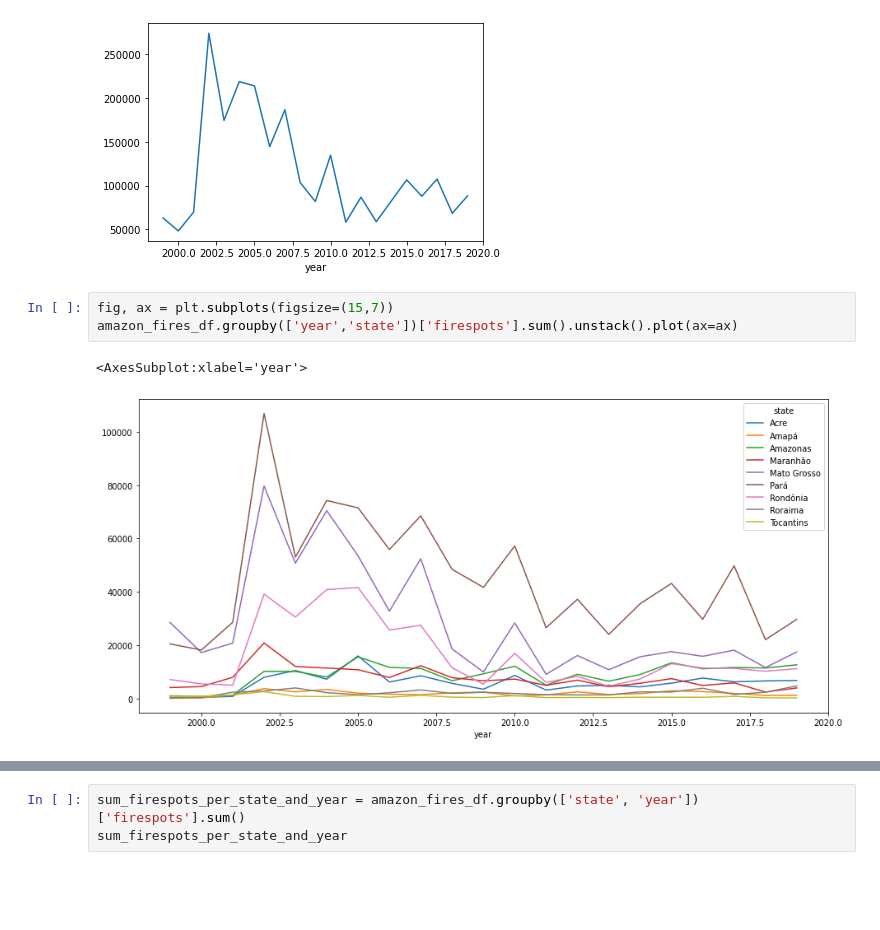
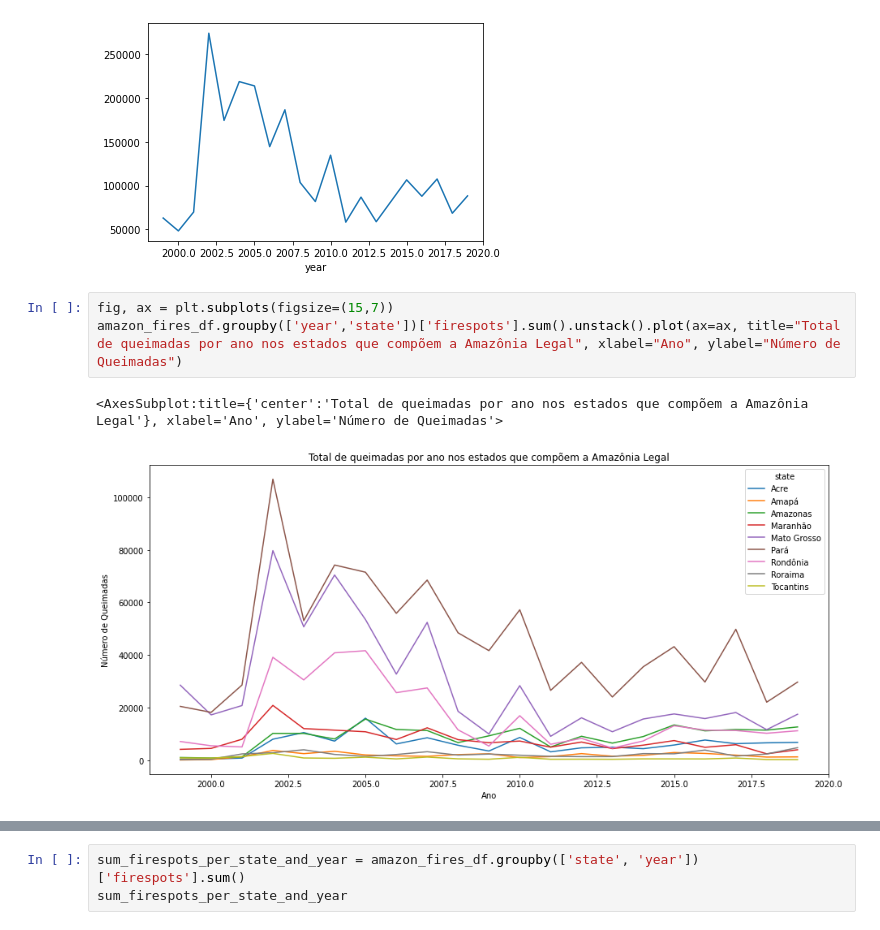
Before and after one commit to thiagomrs/icd2021projetoFinal, a Jupyter notebook: DesmatamentoDaAmazônia.ipynb, the cells around one changed output, grey strips where cells are left out. Drawn from its saved outputs; the diff is of its cells as text; blank space fills up the shorter version.

```diff
--- a/DesmatamentoDaAmazônia.ipynb
+++ b/DesmatamentoDaAmazônia.ipynb
@@ -534,9 +534,9 @@ amazon_fires_df.groupby('year')['firespots'].sum().plot()
 [figure]
 # %%
 fig, ax = plt.subplots(figsize=(15,7))
-amazon_fires_df.groupby(['year','state'])['firespots'].sum().unstack().plot(ax=ax)
+amazon_fires_df.groupby(['year','state'])['firespots'].sum().unstack().plot(ax=ax, title="Total de queimadas por ano nos estados que compõem a Amazônia Legal", xlabel="Ano", ylabel="Número de Queimadas")
 # %% [output]
-<AxesSubplot:xlabel='year'>
+<AxesSubplot:title={'center':'Total de queimadas por ano nos estados que compõem a Amazônia Legal'}, xlabel='Ano', ylabel='Número de Queimadas'>
-[figure, old version]
+[figure, new version]
 # %%
 fig, ax = plt.subplots(figsize=(15,7))
```
Also changed, not shown: parts of 10 cells of this notebook.
